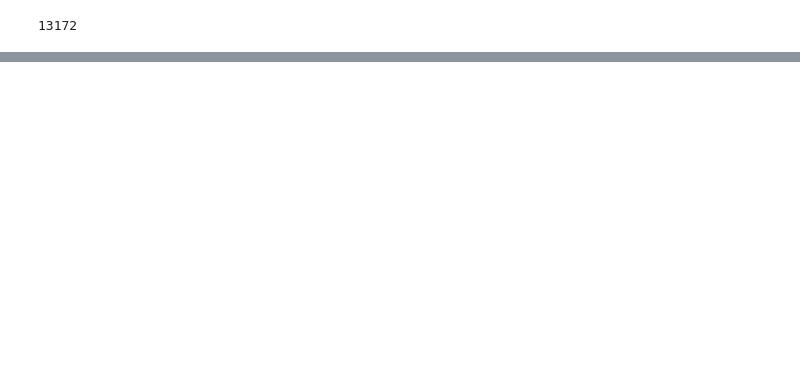
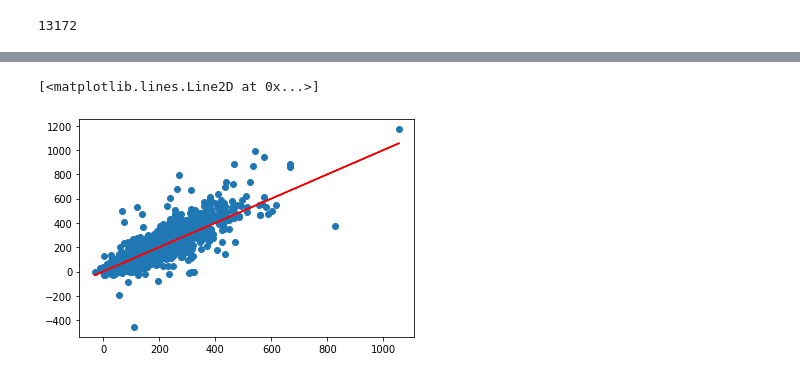
Before and after one commit to napoles-uach/Ai4sci, a Jupyter notebook: Stiffness_Hackathon.ipynb, the cells around one changed output, grey strips where cells are left out. Cells and saved outputs as stored; diff of their text form; code cells hidden in the pictures; blank space fills up the shorter version.

```diff
--- a/Stiffness_Hackathon.ipynb
+++ b/Stiffness_Hackathon.ipynb
@@ -139,3 +83,18 @@ tru=valid_dataset
+# %%
+k=0
+out_p=[]
+for i in out:
+  out_p.append(i[k])
+
+out_v=[]
+for i in tru.y:
+  out_v.append(i[k])
+
+plt.scatter(out_p,out_v)
+plt.plot(out_p,out_p,ls='-',c='r')
+# %% [output]
+[<matplotlib.lines.Line2D at 0x...>]
+[figure, added]
 # %%
 import matplotlib.pyplot as plt
 # %%
```
Also changed, not shown: parts of 14 cells of this notebook.
